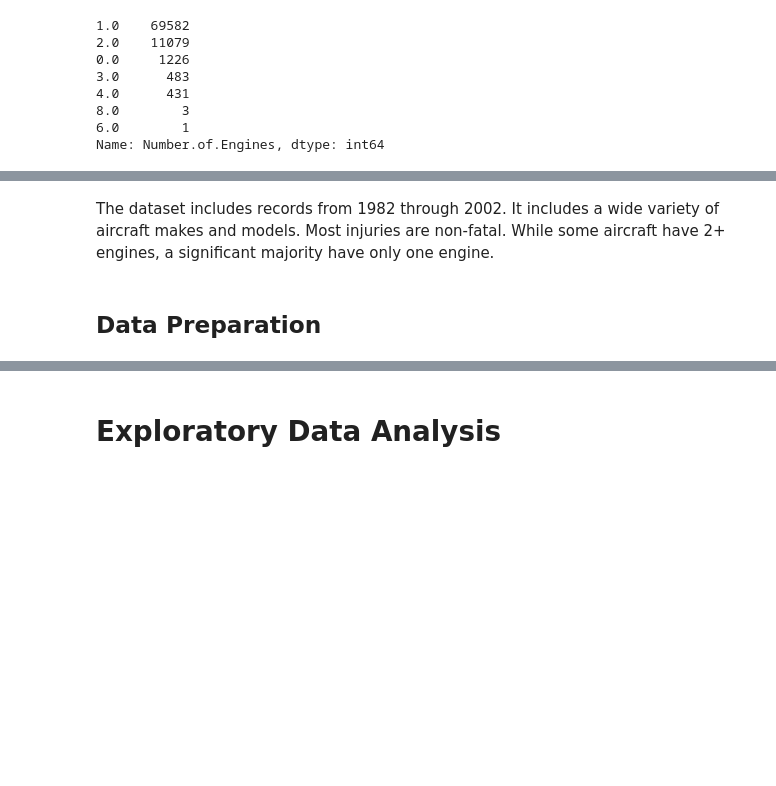
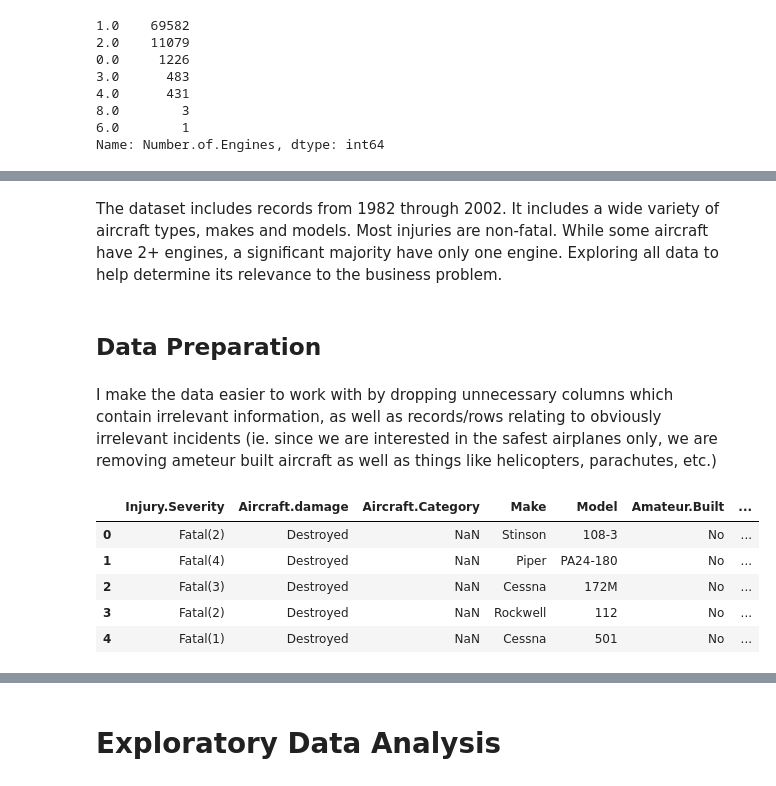
Before and after one commit to sfp13VA/Phase_1_Project, a Jupyter notebook: notebook.ipynb, the cells around one changed output, grey strips where cells are left out. Saved outputs shown, nothing was run; the diff lists cells and outputs as text; code cells hidden in the pictures; blank space fills up the shorter version.

Commit message:
data cleaning finished

```diff
--- a/notebook.ipynb
+++ b/notebook.ipynb
@@ -111,4 +242,17 @@ Name: Number.of.Engines, dtype: int64
 # %% [markdown]
-The dataset includes records from 1982 through 2002.  It includes a wide variety of aircraft makes and models.  Most injuries are non-fatal.  While some aircraft have 2+ engines, a significant majority have only one engine.
+The dataset includes records from 1982 through 2002.  It includes a wide variety of aircraft types, makes and models.  Most injuries are non-fatal.  While some aircraft have 2+ engines, a significant majority have only one engine.  Exploring all data to help determine its relevance to the business problem.
 # %% [markdown]
 ## Data Preparation
+# %% [markdown]
+I make the data easier to work with by dropping unnecessary columns which contain irrelevant information, as well as records/rows relating to obviously irrelevant incidents (ie. since we are interested in the safest airplanes only, we are removing ameteur built aircraft as well as things like helicopters, parachutes, etc.)
+# %%
+data.drop(columns = ['Event.Id', 'Investigation.Type', 'Accident.Number', 'Event.Date', 'Location', 'Country', 'Latitude', 'Longitude', 'Airport.Code', 'Airport.Name', 'Registration.Number', 'Schedule', 'Air.carrier', 'Report.Status', 'Publication.Date', 'Broad.phase.of.flight'], inplace=True)
+# %%
+data.head()
+# %% [output]
+|  | Injury.Severity | Aircraft.damage | Aircraft.Category | Make | Model | Amateur.Built | ... |
+| 0 | Fatal(2) | Destroyed | NaN | Stinson | 108-3 | No | ... |
+| 1 | Fatal(4) | Destroyed | NaN | Piper | PA24-180 | No | ... |
+| 2 | Fatal(3) | Destroyed | NaN | Cessna | 172M | No | ... |
+| 3 | Fatal(2) | Destroyed | NaN | Rockwell | 112 | No | ... |
+| 4 | Fatal(1) | Destroyed | NaN | Cessna | 501 | No | ... |
```
Also changed, not shown: parts of 22 cells of this notebook.
